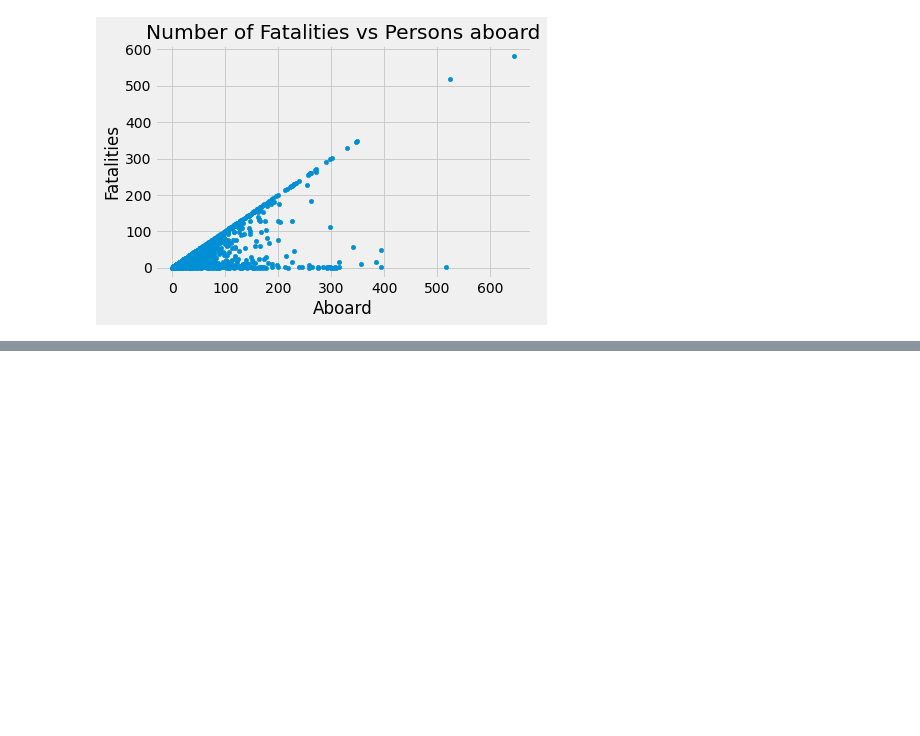
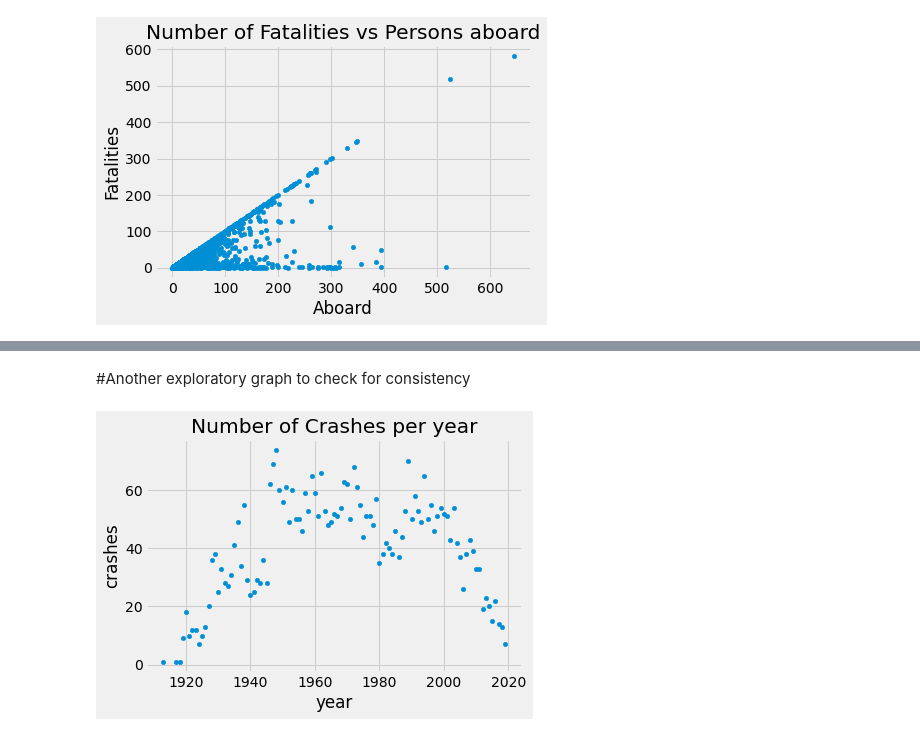
Before and after one commit to sberniz/FlyngSaferThanBefore, a Jupyter notebook: Santiago_Berniz_Flying_has_gotten_safer.ipynb, the cells around one changed output, grey strips where cells are left out. Cells and saved outputs as stored; diff of their text form; code cells hidden in the pictures; blank space fills up the shorter version.

```diff
--- a/Santiago_Berniz_Flying_has_gotten_safer.ipynb
+++ b/Santiago_Berniz_Flying_has_gotten_safer.ipynb
@@ -285,0 +244,8 @@ pio.write_html(fig, file='index.html', auto_open=True)
+# %%
+#Calculate # of total crashes per year create datframe with data and checks it
+crash_year = {}
+crash_year = grouping(plane_crash)
+crash_year['crashes'] = crash_year.pop('year')
+plane_crash_per_year = pd.DataFrame(crash_year).reset_index()
+print(plane_crash_per_year.shape)
+plane_crash_per_year.head()
@@ -285,0 +260,8 @@ pio.write_html(fig, file='index.html', auto_open=True)
+# %% [markdown]
+#Another exploratory graph to check for consistency
+# %%
+plane_crash_per_year.plot.scatter('year','crashes')
+plt.title("Number of Crashes per year")
+plt.show()
+# %% [output]
+[figure, added]
```
Also changed, not shown: parts of 77 cells of this notebook.
